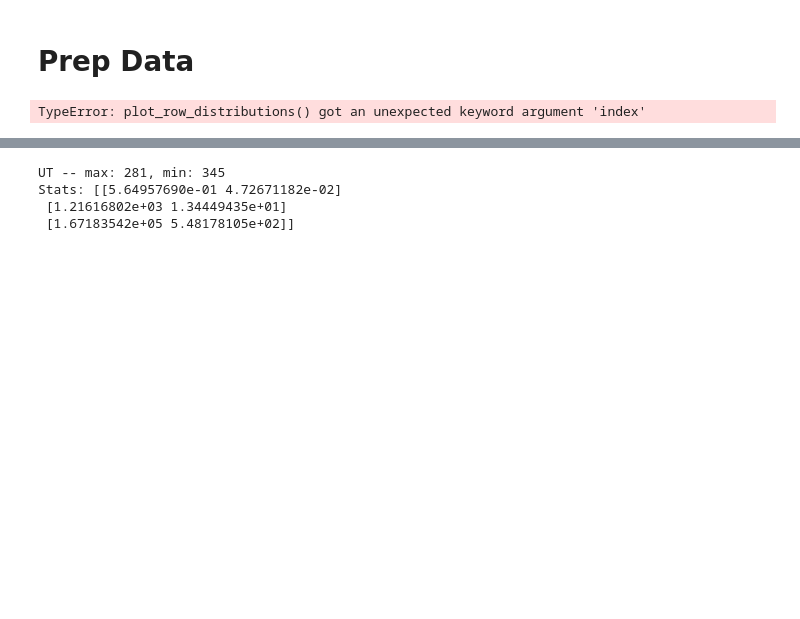
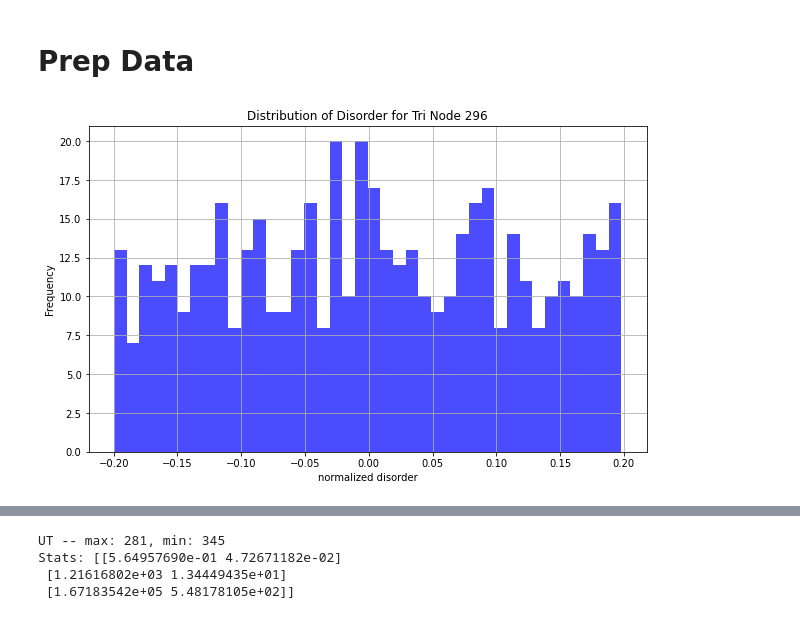
Before and after one commit to niccoforte/NF-PhD-gitRepo, a Jupyter notebook: code/InputsOutputs.ipynb, the cells around one changed output, grey strips where cells are left out. Cells and saved outputs as stored; diff of their text form; code cells hidden in the pictures; blank space fills up the shorter version.

```diff
--- a/code/InputsOutputs.ipynb
+++ b/code/InputsOutputs.ipynb
@@ -178,23 +178,23 @@ if MODEL.lower() == "fracture" or MODEL.lower() == "both":
 # %%
 def plot_row_distributions(df, indx=None, num=5, by="lattice"):
     if by.lower() == "node":
         df = df.T
     if indx is None:
         indx = random.sample(df.index.tolist(), num)
     elif type(indx) is int:
         indx = [indx]
     for i in indx:
         plt.figure(figsize=(10, 6))
         plt.hist(df.loc[i].to_numpy()/(l*1000), bins=40, alpha=0.7, color='blue')
         plt.title(f'Distribution of Disorder for {LAT.capitalize()} {by.capitalize()} {i}')
         plt.xlabel('normalized disorder')
         plt.ylabel('Frequency')
         plt.grid(True)
         plt.show()
 
-plot_row_distributions(UT_dIN_df, index=None, num=1, by="node")
+plot_row_distributions(UT_dIN_df, indx=None, num=1, by="node")
 # %% [output]
-TypeError: plot_row_distributions() got an unexpected keyword argument 'index'
+[figure, added]
 # %%
 UT_dIN_df.T
 # %% [output]
```
